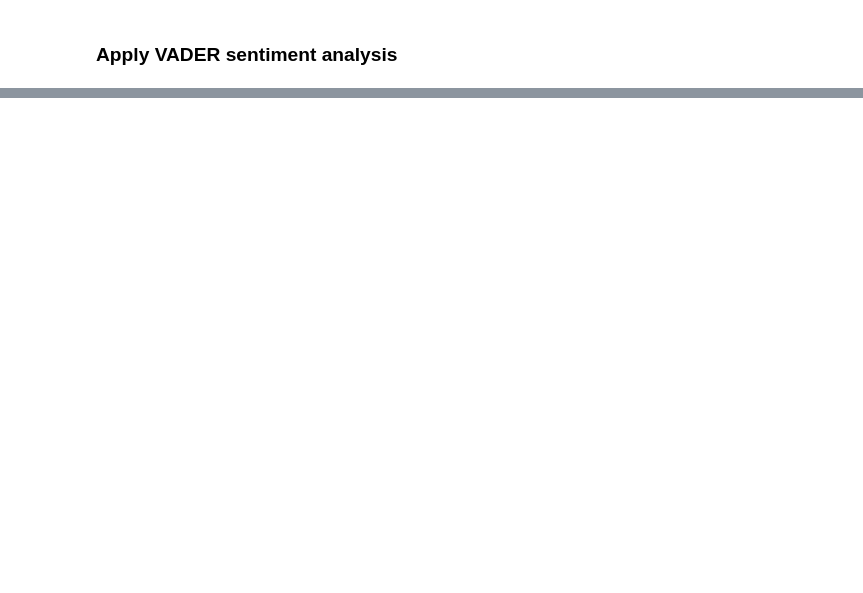
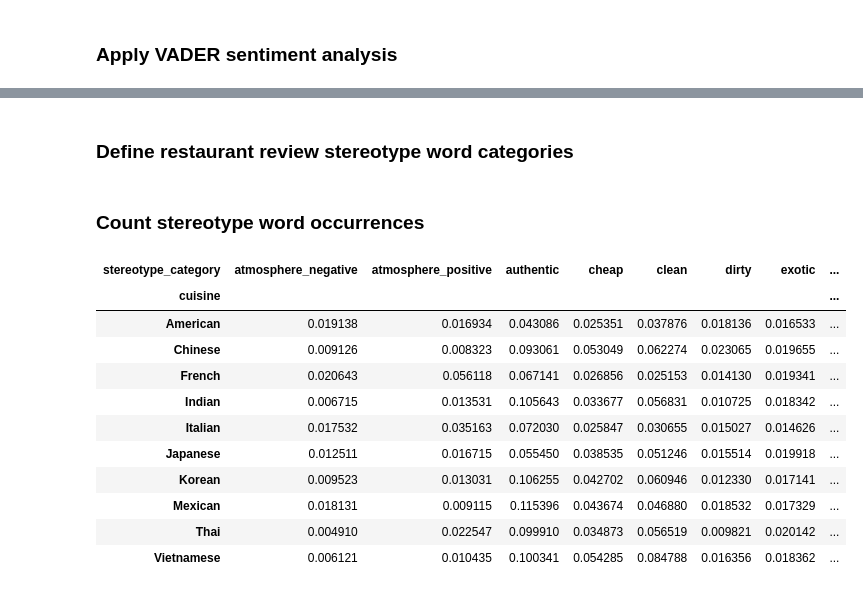
Before and after one commit to melinayg/CS4120-Project, a Jupyter notebook: project_file.ipynb, the cells around one changed output, grey strips where cells are left out. Saved outputs shown, nothing was run; the diff lists cells and outputs as text; code cells hidden in the pictures; blank space fills up the shorter version.

Commit message:
added word frequency and stereotype analysis

```diff
--- a/project_file.ipynb
+++ b/project_file.ipynb
@@ -432,0 +374,76 @@ print("\n>>> Baseline sentiment analysis complete! <<<")
+# %% [markdown]
+### Define restaurant review stereotype word categories
+# %%
+# this was a gathered list from many sources off the internet and public opinion
+stereotype_words = {
+    "cheap": ["cheap", "inexpensive", "affordable", "budget"],
+    "expensive": ["expensive", "pricey", "overpriced", "costly"],
+    "authentic": ["authentic", "traditional", "genuine", "real", "old-school", "old school"],
+    "dirty": ["dirty", "grimy", "filthy", "unsanitary", "gross"],
+    "clean": ["clean", "spotless", "sanitary", "hygienic"],
+    "exotic": ["exotic", "strange", "weird", "unusual"],
+    "fresh": ["fresh", "quality"],
+    "greasy": ["greasy", "oily"],
+    "hidden_gem": ["hidden gem", "hole in the wall"],
+    "must_try_hype": ["must-try", "must try", "to die for", "best ever", "best i've ever", "best i have ever"],
+    "homestyle": ["homemade", "home-style", "homestyle"],
+    "negative_texture": ["stale", "cold", "chewy", "rubber", "rubbery", "watery", "bland", "disappointing"],
+    "luxury_sensual": ["decadent", "sensual", "sexy", "voluptuous", "voluptuously", "hedonistic", "divine", "transcendent"],
+    "atmosphere_positive": ["cozy", "intimate", "buzzy", "romantic"],
+    "atmosphere_negative": ["loud", "stuffy"],
+    "kitschy_authenticity": ["plastic stools", "dirt floors", "kitschy"],
+}
+# %% [markdown]
+### Count stereotype word occurrences
+# %%
+text_series = word_df["text_clean"].fillna("").astype(str)
+cuisines_sorted = sorted(word_df["cuisine_type"].dropna().unique().tolist())
+
+records = []
+
+for cuisine in cuisines_sorted:
+    c_mask = word_df["cuisine_type"] == cuisine
+    c_text = text_series.loc[c_mask]
+    total = int(c_mask.sum())
+
+    for category, words in stereotype_words.items():
+        if total == 0:
+            count = 0
+            frequency = 0.0
+        else:
+            escaped = [re.escape(w.lower()) for w in words]
+            pattern = r"\b(?:" + "|".join(escaped) + r")\b"
+            has_word = c_text.str.contains(pattern, regex=True, case=False, na=False)
+            count = int(has_word.sum())
+            frequency = count / total
+
+        records.append(
+            {
+                "cuisine": cuisine,
+                "stereotype_category": category,
+                "word": " | ".join(words),
+                "count": count,
+                "frequency": frequency,
+            }
+        )
+
+stereo_freq_df = pd.DataFrame(records)
+
+pivot_freq = stereo_freq_df.pivot(
+    index="cuisine", columns="stereotype_category", values="frequency"
+).fillna(0.0)
+
+display(pivot_freq)
+# %% [output]
+| stereotype_category | atmosphere_negative | atmosphere_positive | authentic | cheap | clean | dirty | exotic | ... |
+| cuisine |  |  |  |  |  |  |  | ... |
+| American | 0.019138 | 0.016934 | 0.043086 | 0.025351 | 0.037876 | 0.018136 | 0.016533 | ... |
+| Chinese | 0.009126 | 0.008323 | 0.093061 | 0.053049 | 0.062274 | 0.023065 | 0.019655 | ... |
+| French | 0.020643 | 0.056118 | 0.067141 | 0.026856 | 0.025153 | 0.014130 | 0.019341 | ... |
+| Indian | 0.006715 | 0.013531 | 0.105643 | 0.033677 | 0.056831 | 0.010725 | 0.018342 | ... |
+| Italian | 0.017532 | 0.035163 | 0.072030 | 0.025847 | 0.030655 | 0.015027 | 0.014626 | ... |
+| Japanese | 0.012511 | 0.016715 | 0.055450 | 0.038535 | 0.051246 | 0.015514 | 0.019918 | ... |
+| Korean | 0.009523 | 0.013031 | 0.106255 | 0.042702 | 0.060946 | 0.012330 | 0.017141 | ... |
+| Mexican | 0.018131 | 0.009115 | 0.115396 | 0.043674 | 0.046880 | 0.018532 | 0.017329 | ... |
+| Thai | 0.004910 | 0.022547 | 0.099910 | 0.034873 | 0.056519 | 0.009821 | 0.020142 | ... |
+| Vietnamese | 0.006121 | 0.010435 | 0.100341 | 0.054285 | 0.084788 | 0.016356 | 0.018362 | ... |
```
Also changed, not shown: parts of 21 cells of this notebook.
